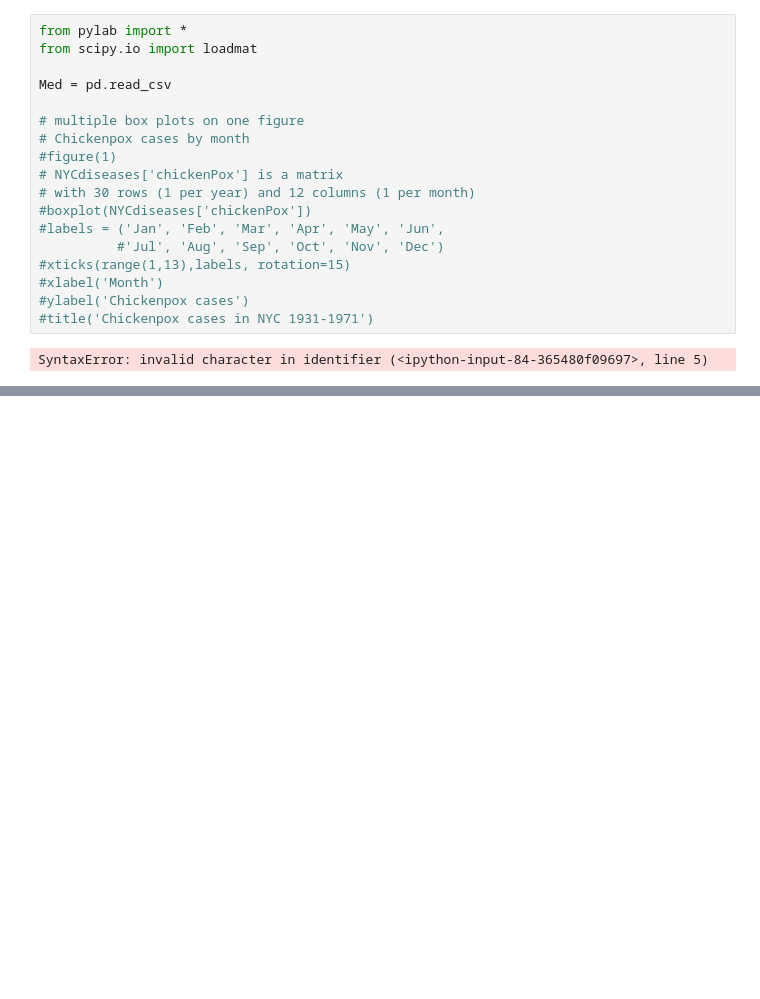
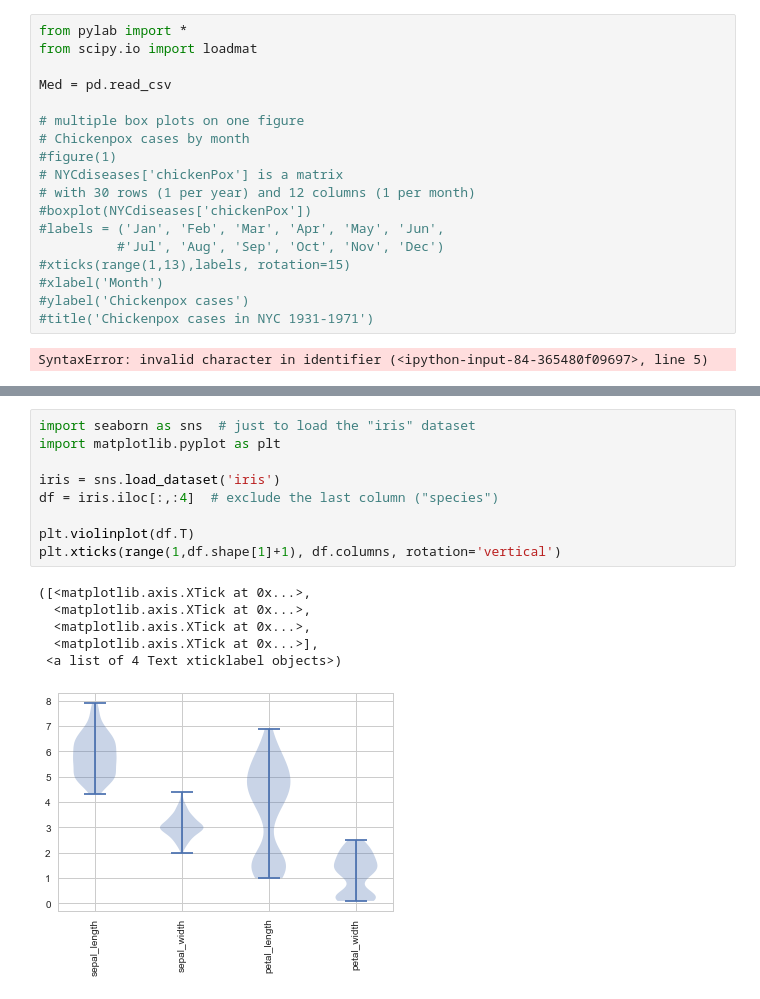
Before and after one commit to theamurtagh/Pro-Funda, a Jupyter notebook: Pro Funda.ipynb, the cells around one changed output, grey strips where cells are left out. Drawn from its saved outputs; the diff is of its cells as text; blank space fills up the shorter version.

```diff
--- a/Pro Funda.ipynb
+++ b/Pro Funda.ipynb
@@ -102,0 +121,16 @@ SyntaxError: invalid character in identifier (<ipython-input-84-365480f09697>, l
+# %%
+import seaborn as sns  # just to load the "iris" dataset
+import matplotlib.pyplot as plt
+
+iris = sns.load_dataset('iris')
+df = iris.iloc[:,:4]  # exclude the last column ("species")
+
+plt.violinplot(df.T)
+plt.xticks(range(1,df.shape[1]+1), df.columns, rotation='vertical')
+# %% [output]
+([<matplotlib.axis.XTick at 0x...>,
+  <matplotlib.axis.XTick at 0x...>,
+  <matplotlib.axis.XTick at 0x...>,
+  <matplotlib.axis.XTick at 0x...>],
+ <a list of 4 Text xticklabel objects>)
+[figure, added]
```
Also changed, not shown: parts of 15 cells of this notebook, 3 other files.
